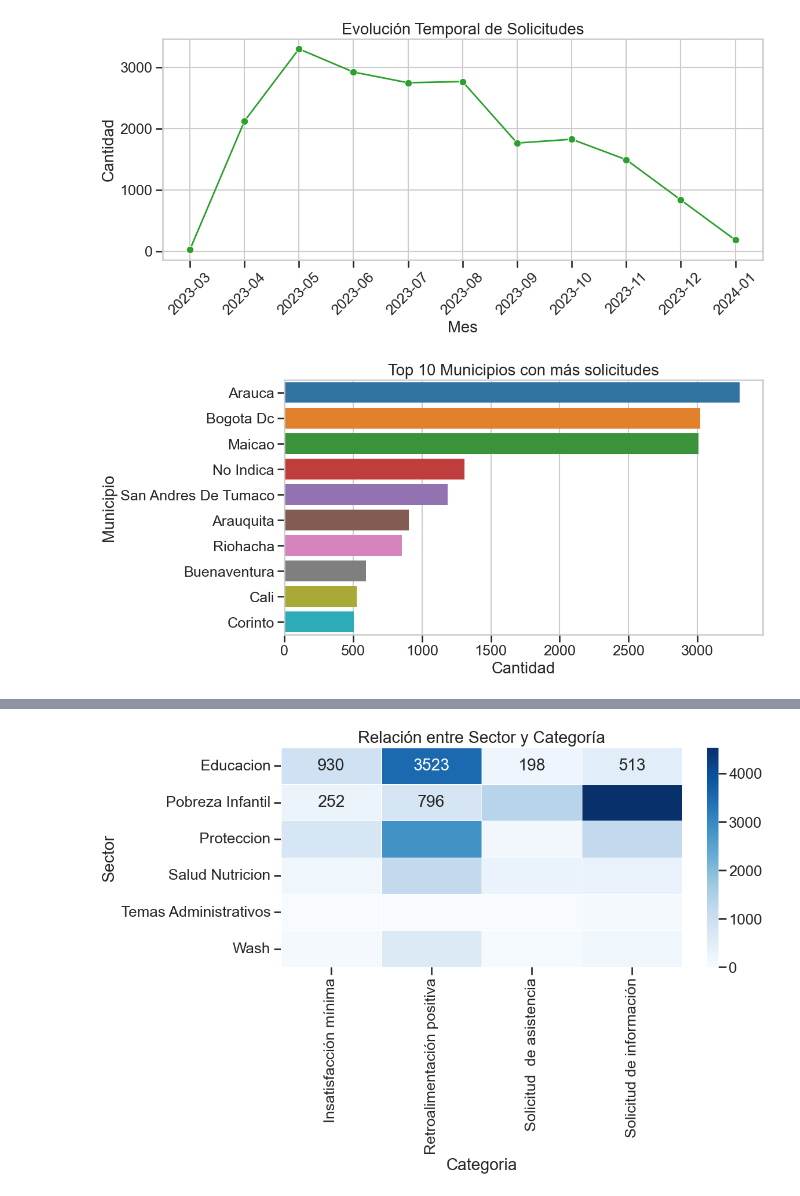
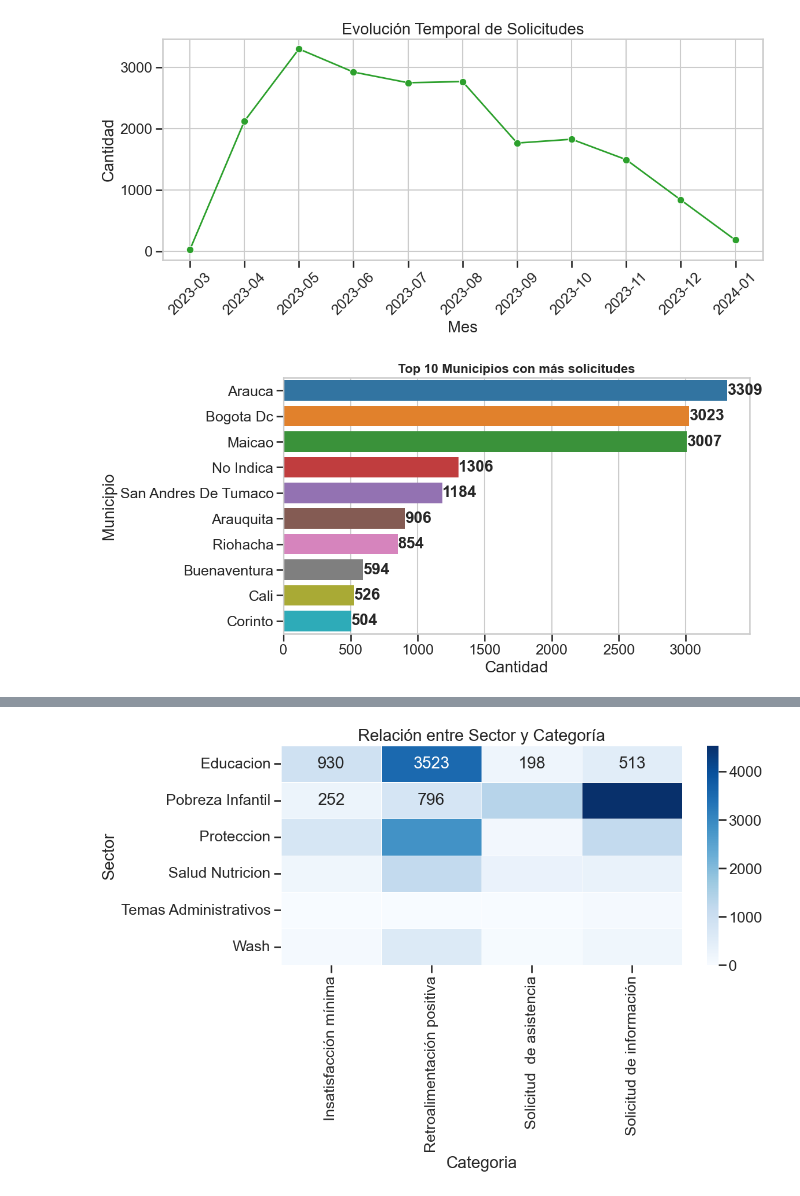
Before and after one commit to jeremiaspabon/proyecto_dl, a Jupyter notebook: notebooks/Exploracion.ipynb, the cells around one changed output, grey strips where cells are left out. Drawn from its saved outputs; the diff is of its cells as text; code cells hidden in the pictures.

```diff
--- a/notebooks/Exploracion.ipynb
+++ b/notebooks/Exploracion.ipynb
@@ -90,11 +90,18 @@ Análisis de categorías y gráficos exploratorios
 categoria_counts = df['Categoria'].value_counts()
 
 plt.figure(figsize=(10,6))
-sns.barplot(x=categoria_counts.index, y=categoria_counts.values, palette=colores[:len(categoria_counts)])
-plt.title("Distribución Categorías")
+ax = sns.barplot(x=categoria_counts.index, y=categoria_counts.values, palette=colores[:len(categoria_counts)])
+
+# Título y ejes
+plt.title("Distribución de Categorías", fontsize=14, fontweight='bold')
 plt.xlabel("Categoría")
 plt.ylabel("Cantidad")
-plt.xticks(rotation=45)
+plt.xticks(rotation=90)
+
+# Añadir etiquetas encima de cada barra
+for i, v in enumerate(categoria_counts.values):
+    ax.text(i, v + 1, str(v), ha='center', va='bottom', fontweight='bold', fontsize=11)
+
 plt.tight_layout()
 plt.show()
 # %% [output]
@@ -118,15 +125,21 @@ plt.show()
 # %%
 municipios = df['Municipio'].value_counts().head(10)
 
 plt.figure(figsize=(12,6))
-sns.barplot(y=municipios.index, x=municipios.values, palette=colores[:len(municipios)])
-plt.title("Top 10 Municipios con más solicitudes")
+ax = sns.barplot(y=municipios.index, x=municipios.values, palette=colores[:len(municipios)])
+
+plt.title("Top 10 Municipios con más solicitudes", fontsize=16, fontweight='bold')
 plt.xlabel("Cantidad")
 plt.ylabel("Municipio")
+
+# Añadir etiquetas con los valores
+for i, v in enumerate(municipios.values):
+    ax.text(v + 1, i, str(v), va='center', fontweight='bold')
+
 plt.tight_layout()
 plt.show()
 # %% [output]
-[figure, old version]
+[figure, new version]
 # %%
 stop_words = set(nltk.corpus.stopwords.words('spanish'))
 tokens = nltk.word_tokenize(' '.join(df['Reporte_limpio']))
```
Also changed, not shown: parts of 3 cells of this notebook.
